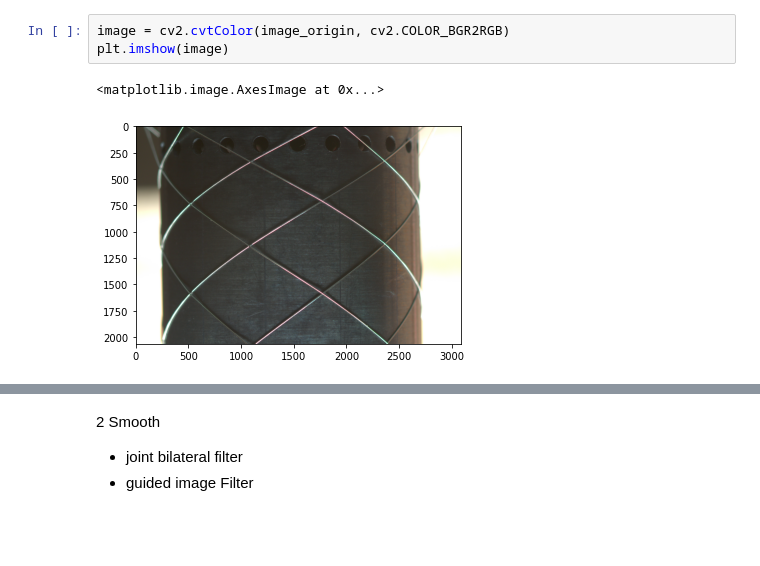
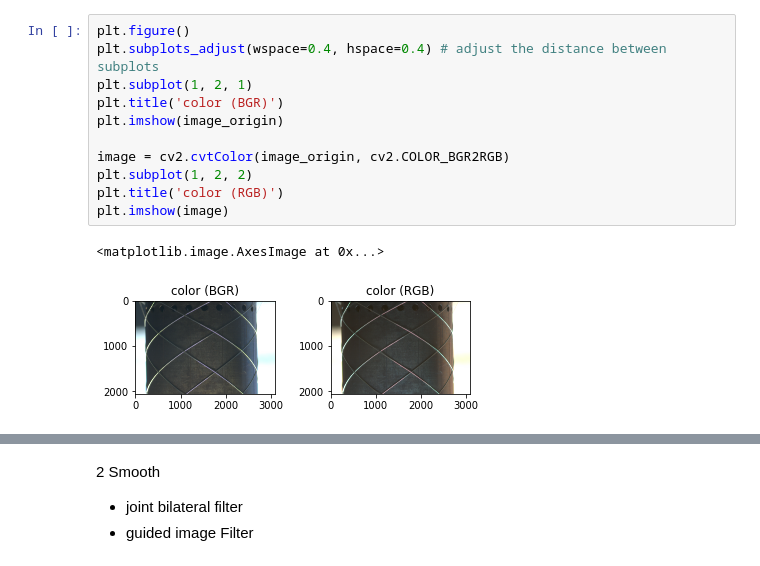
Before and after one commit to DuncanDai/master_border_extraction, a Jupyter notebook: prework_quick_test.ipynb, the cells around one changed output, grey strips where cells are left out. Drawn from its saved outputs; the diff is of its cells as text; blank space fills up the shorter version.

```diff
--- a/prework_quick_test.ipynb
+++ b/prework_quick_test.ipynb
@@ -17,8 +12,16 @@ plt.imshow(image_origin)
-# %%
-image = cv2.cvtColor(image_origin, cv2.COLOR_BGR2RGB)
-plt.imshow(image)
-# %% [output]
-<matplotlib.image.AxesImage at 0x...>
-[figure, removed]
+# %%
+plt.figure()
+plt.subplots_adjust(wspace=0.4, hspace=0.4) # adjust the distance between subplots
+plt.subplot(1, 2, 1)
+plt.title('color (BGR)')
+plt.imshow(image_origin)
+
+image = cv2.cvtColor(image_origin, cv2.COLOR_BGR2RGB)
+plt.subplot(1, 2, 2)
+plt.title('color (RGB)')
+plt.imshow(image)
+# %% [output]
+<matplotlib.image.AxesImage at 0x...>
+[figure, added]
 # %% [markdown]
 #### 1 Check: Histogramm
```
Also changed, not shown: parts of 17 cells of this notebook.
